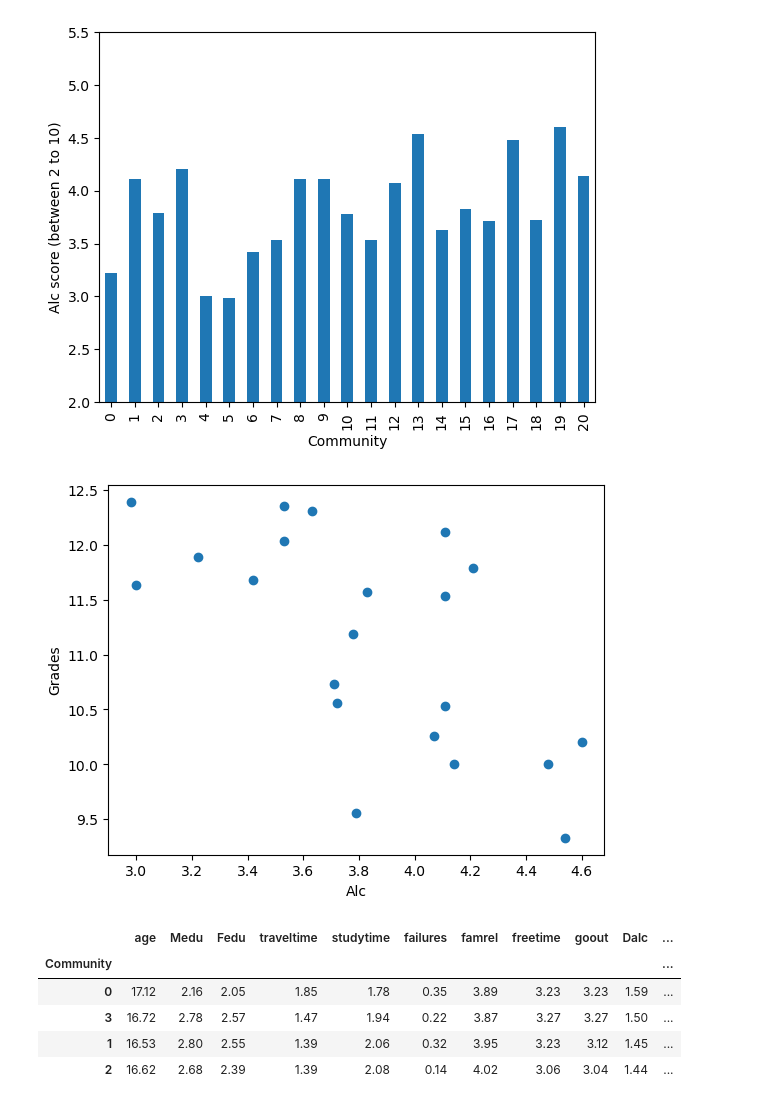
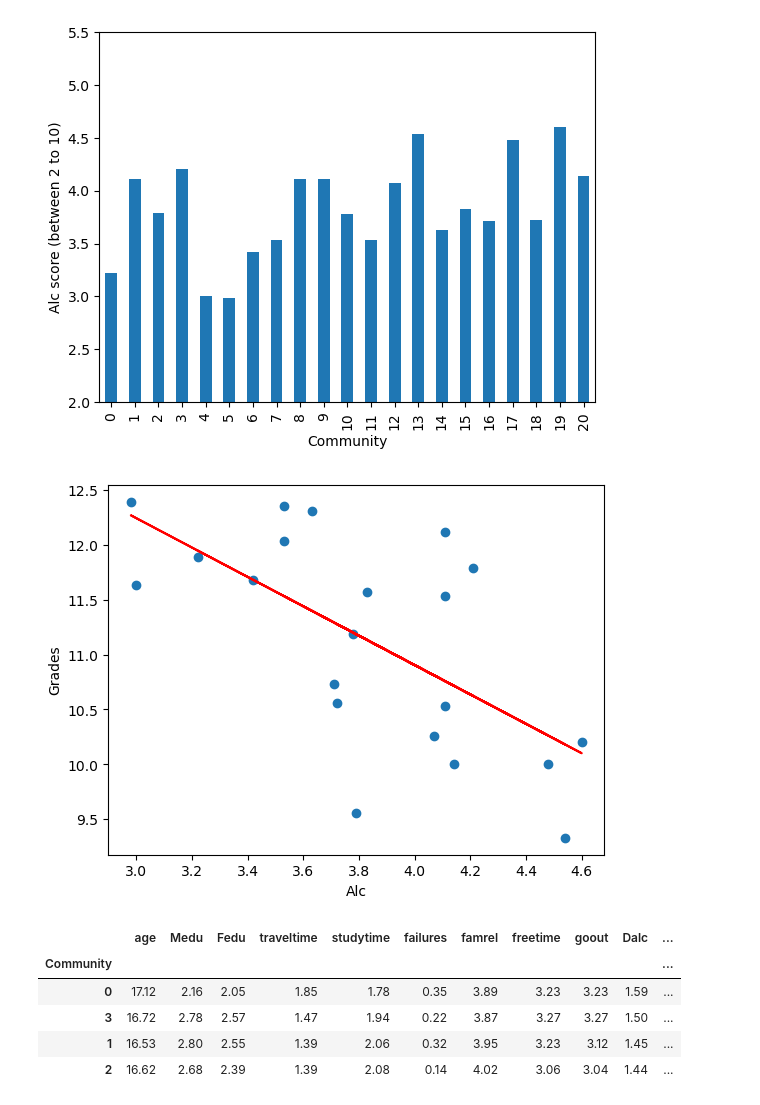
Before and after one commit to Cyrlyo/Alcohol_Students, a Jupyter notebook: Notebook/statitics.ipynb, the cells around one changed output. Drawn from its saved outputs; the diff is of its cells as text; code cells hidden in the pictures.

```diff
--- a/Notebook/statitics.ipynb
+++ b/Notebook/statitics.ipynb
@@ -295,10 +284,20 @@ reg_line = [slope * i + intercept for i in x]
-# %%
-plt.scatter(x, random_stats["G_mean"])
-plt.xlabel('Alc')
-plt.ylabel('Grades')
-plt.show()
-# %% [output]
-[figure, removed]
+# %%
+from scipy.stats import linregress
+
+x = random_stats["alc"]
+y = random_stats["G_mean"]
+
+slope, intercept, r_value, p_value, std_err = linregress(x, y)
+
+reg_line = [slope * i + intercept for i in x]
+# %%
+plt.scatter(x, y)
+plt.plot(x, reg_line, color='red')
+plt.xlabel('Alc')
+plt.ylabel('Grades')
+plt.show()
+# %% [output]
+[figure, added]
 # %%
 xgb_stats.sort_values("alc", ascending=False)
 # %% [output]
```
Also changed, not shown: parts of 7 cells of this notebook.
